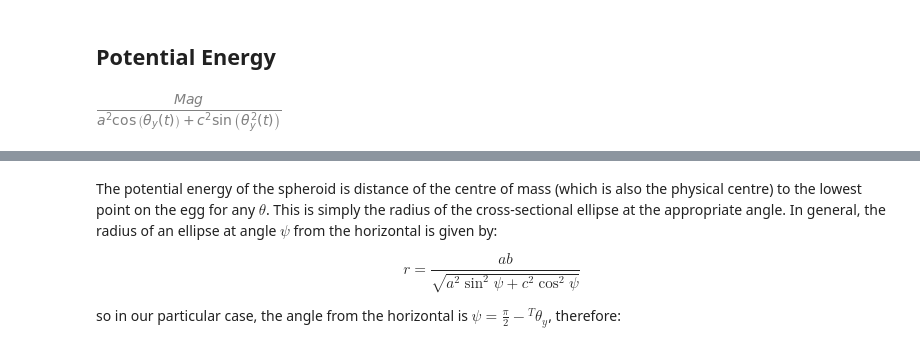
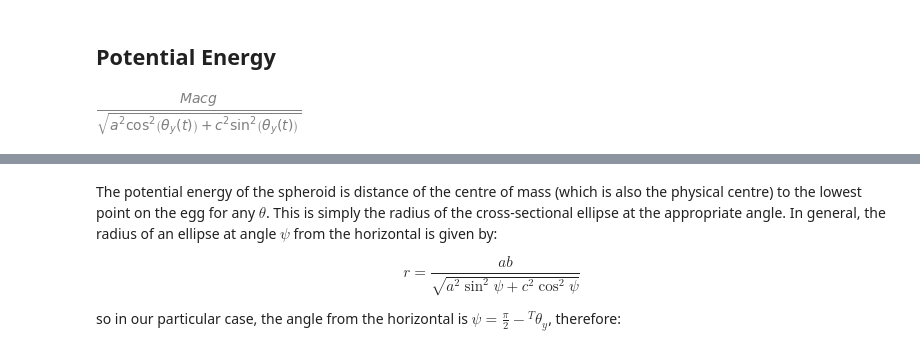
Before and after one commit to rvodden/phitop, a Jupyter notebook: phitop.ipynb, the cells around one changed output, grey strips where cells are left out. Saved outputs shown, nothing was run; the diff lists cells and outputs as text; code cells hidden in the pictures.

```diff
--- a/phitop.ipynb
+++ b/phitop.ipynb
@@ -180,9 +187,9 @@ interactive(children=(FloatSlider(value=0.0, description='theta_y', max=1.570796
 # %%
 def derive_potential_energy():
     M, g, a, c, t= sym.symbols("M, g, a, c, t")
     theta_y = sym.Function("theta_y")(t)
-    return M * g * a / (sym.sqrt(a**2*sym.sin(sym.pi/2 - theta_y))**2 + c**2*sym.cos(sym.pi/2-theta_y**2))
+    return M * g * a * c / (sym.sqrt(a**2*sym.sin(sym.pi/2 - theta_y)**2 + c**2*sym.cos(sym.pi/2-theta_y)**2))
 potential_energy = derive_potential_energy()
 potential_energy
 # %% [output]
-[figure, old version]
+[figure, new version]
```
Also changed, not shown: parts of 23 cells of this notebook.
